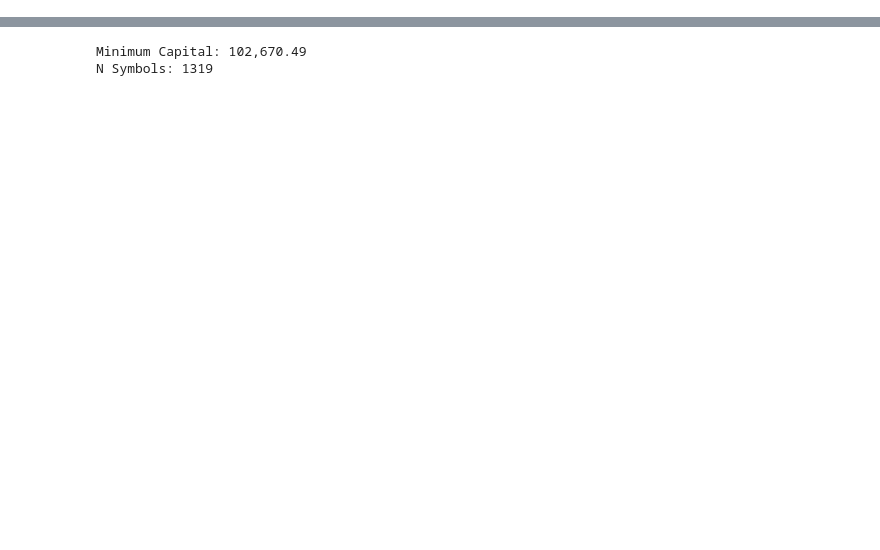
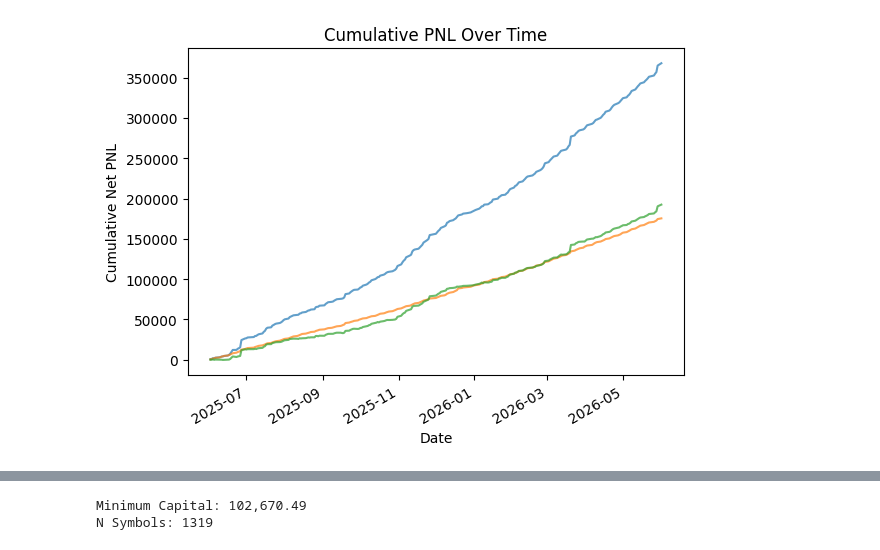
Before and after one commit to MichaelCusackNelkin/Summer_Research_2026, a Jupyter notebook: research-alpha/code/notebooks/test.ipynb, the cells around one changed output, grey strips where cells are left out. Drawn from its saved outputs; the diff is of its cells as text; code cells hidden in the pictures; blank space fills up the shorter version.

```diff
--- a/research-alpha/code/notebooks/test.ipynb
+++ b/research-alpha/code/notebooks/test.ipynb
@@ -299,0 +327,15 @@ SPY = (
+# %%
+daily_pnl = stat_backtest.group_by("date").agg(pl.col(["gross_pnl", "cost", "net_pnl"]).sum())
+plt.plot(daily_pnl['date'], daily_pnl['gross_pnl'].cum_sum(),
+        color='tab:blue', alpha=0.7, label="gross_pnl")
+plt.plot(daily_pnl['date'], daily_pnl['cost'].cum_sum(),
+        color='tab:orange', alpha=0.7, label="cost")
+plt.plot(daily_pnl['date'], daily_pnl['net_pnl'].cum_sum(),
+        color='tab:green', alpha=0.7, label="net_pnl")
+plt.title("Cumulative PNL Over Time")
+plt.xlabel("Date")
+plt.ylabel("Cumulative Net PNL")
+plt.gcf().autofmt_xdate()
+plt.show()
+# %% [output]
+[figure, added]
```
Also changed, not shown: parts of 25 cells of this notebook.
